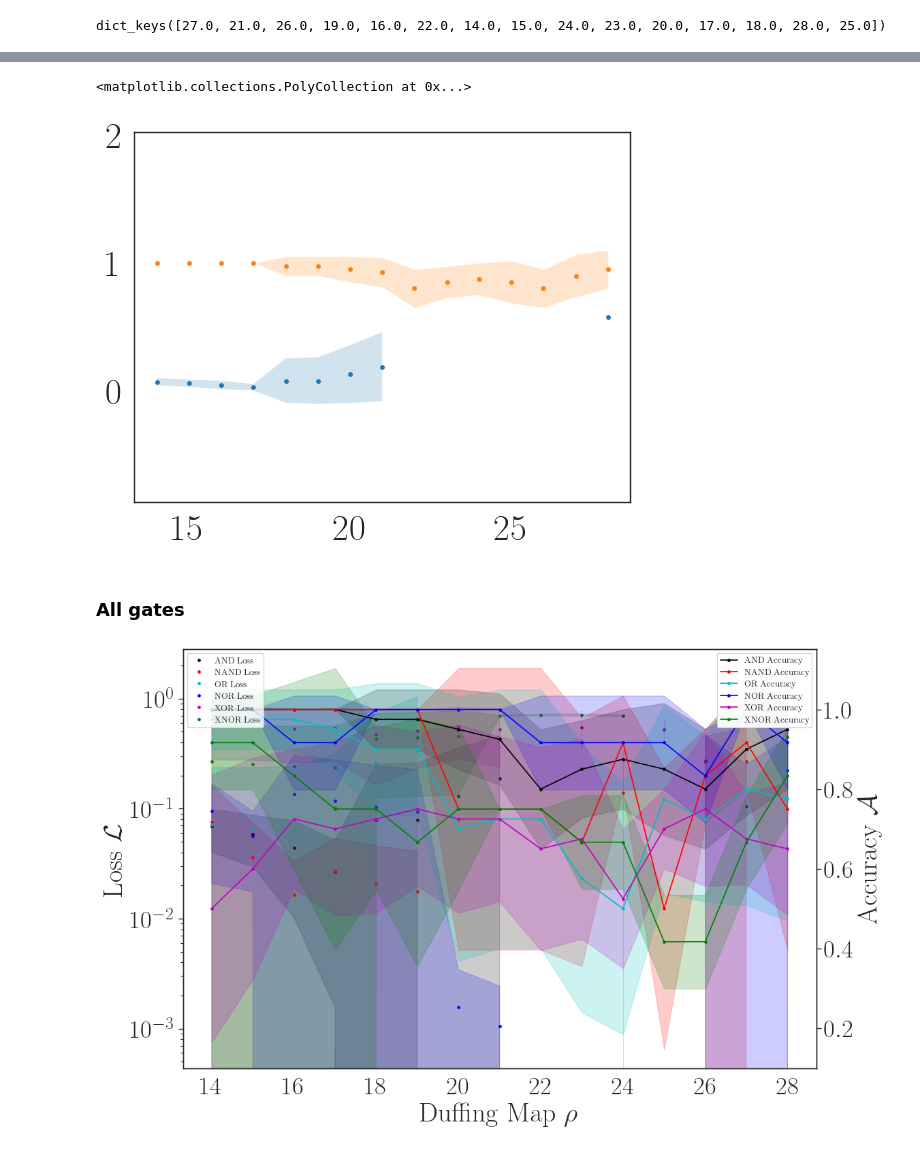
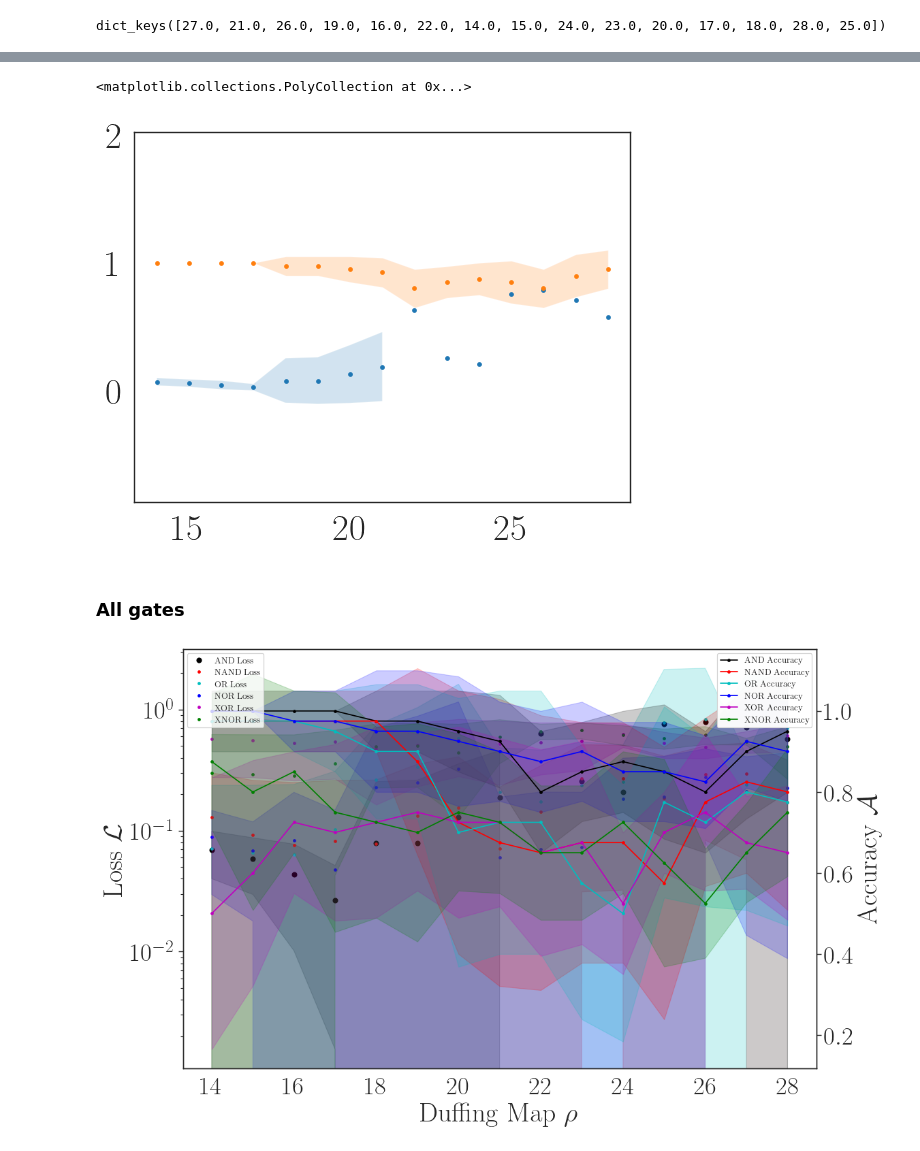
Before and after one commit to NonlinearArtificialIntelligenceLab/ChaoGateNN, a Jupyter notebook: nbs/lorenz_plotter.ipynb, the cells around one changed output, grey strips where cells are left out. Cells and saved outputs as stored; diff of their text form; code cells hidden in the pictures.

Commit message:
nan filtering for plots

```diff
--- a/nbs/lorenz_plotter.ipynb
+++ b/nbs/lorenz_plotter.ipynb
@@ -68,7 +68,7 @@ and_metric_dict.keys()
 dict_keys([27.0, 21.0, 26.0, 19.0, 16.0, 22.0, 14.0, 15.0, 24.0, 23.0, 20.0, 17.0, 18.0, 28.0, 25.0])
 # %%
 average_AND_metric = {
-    key: np.mean(and_metric_dict[key], axis=0) for key in and_metric_dict
+    key: np.nanmean(and_metric_dict[key], axis=0) for key in and_metric_dict
 }
 std_AND_metric = {key: np.std(and_metric_dict[key], axis=0) for key in and_metric_dict}
 # %%
@@ -94,7 +112,7 @@ plt.fill_between(
 )
 # %% [output]
 <matplotlib.collections.PolyCollection at 0x...>
-[figure, old version]
+[figure, new version]
 # %% [markdown]
 ### All gates
 # %%
@@ -124,32 +142,36 @@ process_metrics(XNOR_metrics, xnor_metric_dict)
 
 # Calculate average and standard deviation for each gate
 average_NAND_metric = {
-    key: np.mean(nand_metric_dict[key], axis=0) for key in nand_metric_dict
+    key: np.nanmean(nand_metric_dict[key], axis=0) for key in nand_metric_dict
 }
 std_NAND_metric = {
-    key: np.std(nand_metric_dict[key], axis=0) for key in nand_metric_dict
+    key: np.nanstd(nand_metric_dict[key], axis=0) for key in nand_metric_dict
 }
 
 average_NOR_metric = {
-    key: np.mean(nor_metric_dict[key], axis=0) for key in nor_metric_dict
+    key: np.nanmean(nor_metric_dict[key], axis=0) for key in nor_metric_dict
 }
-std_NOR_metric = {key: np.std(nor_metric_dict[key], axis=0) for key in nor_metric_dict}
+std_NOR_metric = {
+    key: np.nanstd(nor_metric_dict[key], axis=0) for key in nor_metric_dict
+}
 
 average_OR_metric = {
-    key: np.mean(or_metric_dict[key], axis=0) for key in or_metric_dict
+    key: np.nanmean(or_metric_dict[key], axis=0) for key in or_metric_dict
 }
-std_OR_metric = {key: np.std(or_metric_dict[key], axis=0) for key in or_metric_dict}
+std_OR_metric = {key: np.nanstd(or_metric_dict[key], axis=0) for key in or_metric_dict}
 
 average_XOR_metric = {
-    key: np.mean(xor_metric_dict[key], axis=0) for key in xor_metric_dict
+    key: np.nanmean(xor_metric_dict[key], axis=0) for key in xor_metric_dict
 }
-std_XOR_metric = {key: np.std(xor_metric_dict[key], axis=0) for key in xor_metric_dict}
+std_XOR_metric = {
+    key: np.nanstd(xor_metric_dict[key], axis=0) for key in xor_metric_dict
+}
 
 average_XNOR_metric = {
-    key: np.mean(xnor_metric_dict[key], axis=0) for key in xnor_metric_dict
+    key: np.nanmean(xnor_metric_dict[key], axis=0) for key in xnor_metric_dict
 }
 std_XNOR_metric = {
-    key: np.std(xnor_metric_dict[key], axis=0) for key in xnor_metric_dict
+    key: np.nanstd(xnor_metric_dict[key], axis=0) for key in xnor_metric_dict
 }
 # %%
 # Plot final metrics for all gates
@@ -160,7 +182,7 @@ ax2 = ax1.twinx()
 
 # AND gate
 ax1.plot(
-    rho_list, [average_AND_metric[a][-1][1] for a in rho_list], "k.", label="AND Loss"
+    rho_list, [average_AND_metric[a][-1][1] for a in rho_list], "ko", label="AND Loss"
 )
 ax1.fill_between(
     rho_list,
@@ -316,34 +338,34 @@ ax2.fill_between(
     [average_XNOR_metric[rho][-1][2] - std_XNOR_metric[rho][-1][2] for rho in rho_list],
     [average_XNOR_metric[rho][-1][2] + std_XNOR_metric[rho][-1][2] for rho in rho_list],
     color="g",
     alpha=0.2,
 )
 
 # Set logarithmic scale for loss
 ax1.set_yscale("log")
 
 # Labels and title
 ax1.set_xlabel("Duffing Map $\\rho$")
 ax1.set_ylabel("Loss $\\mathcal{L}$")
 ax2.set_ylabel("Accuracy $\\mathcal{A}$")
 # Create separate legends for loss and accuracy
 loss_legend = ax1.legend(
     loc="upper left", bbox_to_anchor=(0, 1), bbox_transform=ax1.transAxes, fontsize=9
 )
 accuracy_legend = ax2.legend(
     loc="upper right", bbox_to_anchor=(1, 1), bbox_transform=ax1.transAxes, fontsize=9
 )
 
 # Add the legends to the figure
 fig.add_artist(loss_legend)
 fig.add_artist(accuracy_legend)
 # plt.title("Final Metrics of All Gates with logistic sweep")
 plt.savefig("../figures/lorenz_sweep.png", dpi=300, bbox_inches="tight")
 plt.savefig("../figures/lorenz_sweep.pdf", dpi=300, bbox_inches="tight")
 plt.savefig("../figures/lorenz_sweep.svg", dpi=300, bbox_inches="tight")
 plt.show()
 # %% [output]
-[figure, old version]
+[figure, new version]
 # %%
 # Prepare data for matrix plot
 gates = ["AND", "NAND", "NOR", "OR", "XOR", "XNOR"]
```
Also changed, not shown: parts of 3 cells of this notebook, 3 other files.
